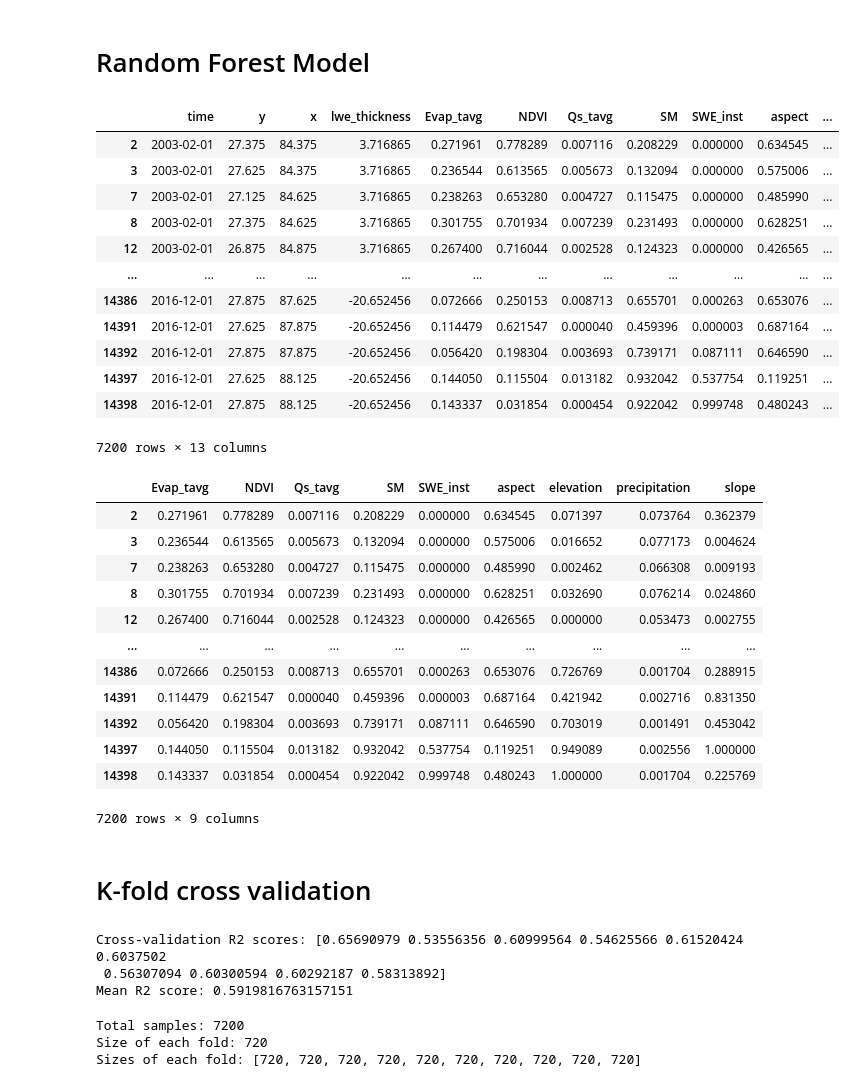
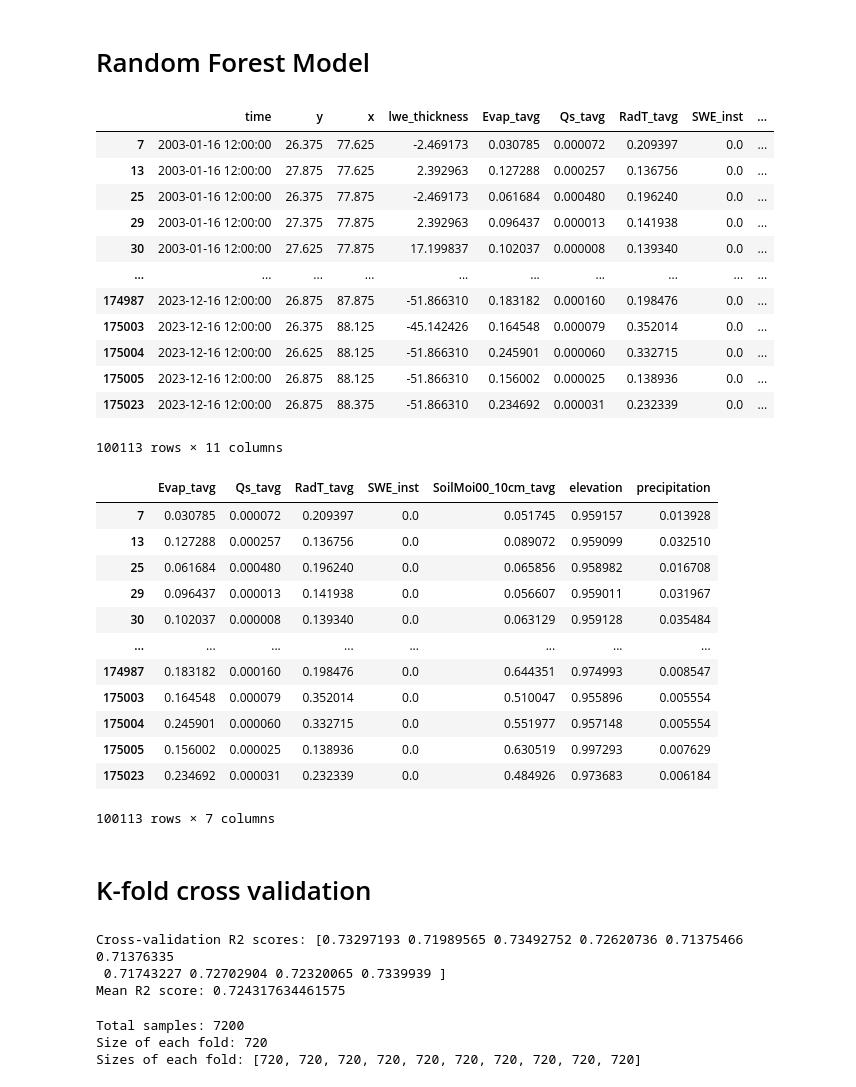
Before and after one commit to AshHydroCoder/GRACE-Downscaler, a Jupyter notebook: GRACE_RFM.ipynb, the cells around one changed output. Drawn from its saved outputs; the diff is of its cells as text; code cells hidden in the pictures.

```diff
--- a/GRACE_RFM.ipynb
+++ b/GRACE_RFM.ipynb
@@ -15,45 +15,44 @@ Mounted at /content/drive
 # %%
 import pandas as pd
 import os
 from sklearn.preprocessing import MinMaxScaler
 
 path = '/content/drive/MyDrive/Thesis/RFM/Training'
-cluster = 'Cluster 1'
 
 
 # Load the CSV file, keeping 'time' as a regular column
-df_ori = pd.read_csv(os.path.join(path, f'{cluster}/combined_csv.csv'))
+df_ori = pd.read_csv(os.path.join(path, 'combined_csv.csv'))
 #df_ori = pd.read_csv(f'/content/drive/MyDrive/Thesis/Terai/{cluster}/combined_csv.csv')
 
 # Exclude 'time', 'lat', and 'lon' from normalization
 columns_to_exclude = ['time', 'y', 'x','lwe_thickness']
 columns_to_normalize = df_ori.columns.difference(columns_to_exclude)
 
 # Normalize only the selected columns
 scaler = MinMaxScaler()
 df_normalized = scaler.fit_transform(df_ori[columns_to_normalize])
 
 # Create a new DataFrame with normalized data and reattach the excluded columns
 df_normalized = pd.DataFrame(df_normalized, columns=columns_to_normalize)
 # Create a new DataFrame with normalized data and reattach the excluded columns
 df_normalized = pd.DataFrame(df_normalized, columns=columns_to_normalize)
 df = pd.concat([df_ori[columns_to_exclude], df_normalized], axis=1)
 df = df.dropna()
 df
 # %% [output]
-|  | time | y | x | lwe_thickness | Evap_tavg | NDVI | Qs_tavg | SM | SWE_inst | aspect | ... |
-| 2 | 2003-02-01 | 27.375 | 84.375 | 3.716865 | 0.271961 | 0.778289 | 0.007116 | 0.208229 | 0.000000 | 0.634545 | ... |
-| 3 | 2003-02-01 | 27.625 | 84.375 | 3.716865 | 0.236544 | 0.613565 | 0.005673 | 0.132094 | 0.000000 | 0.575006 | ... |
-| 7 | 2003-02-01 | 27.125 | 84.625 | 3.716865 | 0.238263 | 0.653280 | 0.004727 | 0.115475 | 0.000000 | 0.485990 | ... |
-| 8 | 2003-02-01 | 27.375 | 84.625 | 3.716865 | 0.301755 | 0.701934 | 0.007239 | 0.231493 | 0.000000 | 0.628251 | ... |
-| 12 | 2003-02-01 | 26.875 | 84.875 | 3.716865 | 0.267400 | 0.716044 | 0.002528 | 0.124323 | 0.000000 | 0.426565 | ... |
-| ... | ... | ... | ... | ... | ... | ... | ... | ... | ... | ... | ... |
-| 14386 | 2016-12-01 | 27.875 | 87.625 | -20.652456 | 0.072666 | 0.250153 | 0.008713 | 0.655701 | 0.000263 | 0.653076 | ... |
-| 14391 | 2016-12-01 | 27.625 | 87.875 | -20.652456 | 0.114479 | 0.621547 | 0.000040 | 0.459396 | 0.000003 | 0.687164 | ... |
-| 14392 | 2016-12-01 | 27.875 | 87.875 | -20.652456 | 0.056420 | 0.198304 | 0.003693 | 0.739171 | 0.087111 | 0.646590 | ... |
-| 14397 | 2016-12-01 | 27.625 | 88.125 | -20.652456 | 0.144050 | 0.115504 | 0.013182 | 0.932042 | 0.537754 | 0.119251 | ... |
-| 14398 | 2016-12-01 | 27.875 | 88.125 | -20.652456 | 0.143337 | 0.031854 | 0.000454 | 0.922042 | 0.999748 | 0.480243 | ... |
+|  | time | y | x | lwe_thickness | Evap_tavg | Qs_tavg | RadT_tavg | SWE_inst | ... |
+| 7 | 2003-01-16 12:00:00 | 26.375 | 77.625 | -2.469173 | 0.030785 | 0.000072 | 0.209397 | 0.0 | ... |
+| 13 | 2003-01-16 12:00:00 | 27.875 | 77.625 | 2.392963 | 0.127288 | 0.000257 | 0.136756 | 0.0 | ... |
+| 25 | 2003-01-16 12:00:00 | 26.375 | 77.875 | -2.469173 | 0.061684 | 0.000480 | 0.196240 | 0.0 | ... |
+| 29 | 2003-01-16 12:00:00 | 27.375 | 77.875 | 2.392963 | 0.096437 | 0.000013 | 0.141938 | 0.0 | ... |
+| 30 | 2003-01-16 12:00:00 | 27.625 | 77.875 | 17.199837 | 0.102037 | 0.000008 | 0.139340 | 0.0 | ... |
+| ... | ... | ... | ... | ... | ... | ... | ... | ... | ... |
+| 174987 | 2023-12-16 12:00:00 | 26.875 | 87.875 | -51.866310 | 0.183182 | 0.000160 | 0.198476 | 0.0 | ... |
+| 175003 | 2023-12-16 12:00:00 | 26.375 | 88.125 | -45.142426 | 0.164548 | 0.000079 | 0.352014 | 0.0 | ... |
+| 175004 | 2023-12-16 12:00:00 | 26.625 | 88.125 | -51.866310 | 0.245901 | 0.000060 | 0.332715 | 0.0 | ... |
+| 175005 | 2023-12-16 12:00:00 | 26.875 | 88.125 | -51.866310 | 0.156002 | 0.000025 | 0.138936 | 0.0 | ... |
+| 175023 | 2023-12-16 12:00:00 | 26.875 | 88.375 | -51.866310 | 0.234692 | 0.000031 | 0.232339 | 0.0 | ... |
-7200 rows × 13 columns
+100113 rows × 11 columns
 # %%
 from sklearn.model_selection import train_test_split
 from sklearn.ensemble import RandomForestRegressor
@@ -63,19 +62,19 @@ y = df['lwe_thickness']
 # %%
 X
 # %% [output]
-|  | Evap_tavg | NDVI | Qs_tavg | SM | SWE_inst | aspect | elevation | precipitation | slope |
-| 2 | 0.271961 | 0.778289 | 0.007116 | 0.208229 | 0.000000 | 0.634545 | 0.071397 | 0.073764 | 0.362379 |
-| 3 | 0.236544 | 0.613565 | 0.005673 | 0.132094 | 0.000000 | 0.575006 | 0.016652 | 0.077173 | 0.004624 |
-| 7 | 0.238263 | 0.653280 | 0.004727 | 0.115475 | 0.000000 | 0.485990 | 0.002462 | 0.066308 | 0.009193 |
-| 8 | 0.301755 | 0.701934 | 0.007239 | 0.231493 | 0.000000 | 0.628251 | 0.032690 | 0.076214 | 0.024860 |
-| 12 | 0.267400 | 0.716044 | 0.002528 | 0.124323 | 0.000000 | 0.426565 | 0.000000 | 0.053473 | 0.002755 |
-| ... | ... | ... | ... | ... | ... | ... | ... | ... | ... |
-| 14386 | 0.072666 | 0.250153 | 0.008713 | 0.655701 | 0.000263 | 0.653076 | 0.726769 | 0.001704 | 0.288915 |
-| 14391 | 0.114479 | 0.621547 | 0.000040 | 0.459396 | 0.000003 | 0.687164 | 0.421942 | 0.002716 | 0.831350 |
-| 14392 | 0.056420 | 0.198304 | 0.003693 | 0.739171 | 0.087111 | 0.646590 | 0.703019 | 0.001491 | 0.453042 |
-| 14397 | 0.144050 | 0.115504 | 0.013182 | 0.932042 | 0.537754 | 0.119251 | 0.949089 | 0.002556 | 1.000000 |
-| 14398 | 0.143337 | 0.031854 | 0.000454 | 0.922042 | 0.999748 | 0.480243 | 1.000000 | 0.001704 | 0.225769 |
+|  | Evap_tavg | Qs_tavg | RadT_tavg | SWE_inst | SoilMoi00_10cm_tavg | elevation | precipitation |
+| 7 | 0.030785 | 0.000072 | 0.209397 | 0.0 | 0.051745 | 0.959157 | 0.013928 |
+| 13 | 0.127288 | 0.000257 | 0.136756 | 0.0 | 0.089072 | 0.959099 | 0.032510 |
+| 25 | 0.061684 | 0.000480 | 0.196240 | 0.0 | 0.065856 | 0.958982 | 0.016708 |
+| 29 | 0.096437 | 0.000013 | 0.141938 | 0.0 | 0.056607 | 0.959011 | 0.031967 |
+| 30 | 0.102037 | 0.000008 | 0.139340 | 0.0 | 0.063129 | 0.959128 | 0.035484 |
+| ... | ... | ... | ... | ... | ... | ... | ... |
+| 174987 | 0.183182 | 0.000160 | 0.198476 | 0.0 | 0.644351 | 0.974993 | 0.008547 |
+| 175003 | 0.164548 | 0.000079 | 0.352014 | 0.0 | 0.510047 | 0.955896 | 0.005554 |
+| 175004 | 0.245901 | 0.000060 | 0.332715 | 0.0 | 0.551977 | 0.957148 | 0.005554 |
+| 175005 | 0.156002 | 0.000025 | 0.138936 | 0.0 | 0.630519 | 0.997293 | 0.007629 |
+| 175023 | 0.234692 | 0.000031 | 0.232339 | 0.0 | 0.484926 | 0.973683 | 0.006184 |
-7200 rows × 9 columns
+100113 rows × 7 columns
 # %% [markdown]
 # K-fold cross validation
 # %%
@@ -97,9 +96,9 @@ scores = cross_val_score(model, X, y, cv=kf, scoring='r2', n_jobs=-1)
 print("Cross-validation R2 scores:", scores)
 print("Mean R2 score:", scores.mean())
 # %% [output]
-Cross-validation R2 scores: [0.65690979 0.53556356 0.60999564 0.54625566 0.61520424 0.6037502
- 0.56307094 0.60300594 0.60292187 0.58313892]
-Mean R2 score: 0.5919816763157151
+Cross-validation R2 scores: [0.73297193 0.71989565 0.73492752 0.72620736 0.71375466 0.71376335
+ 0.71743227 0.72702904 0.72320065 0.7339939 ]
+Mean R2 score: 0.724317634461575
 # %%
 import numpy as np
 from sklearn.model_selection import KFold
```
Also changed, not shown: parts of 11 cells of this notebook.
